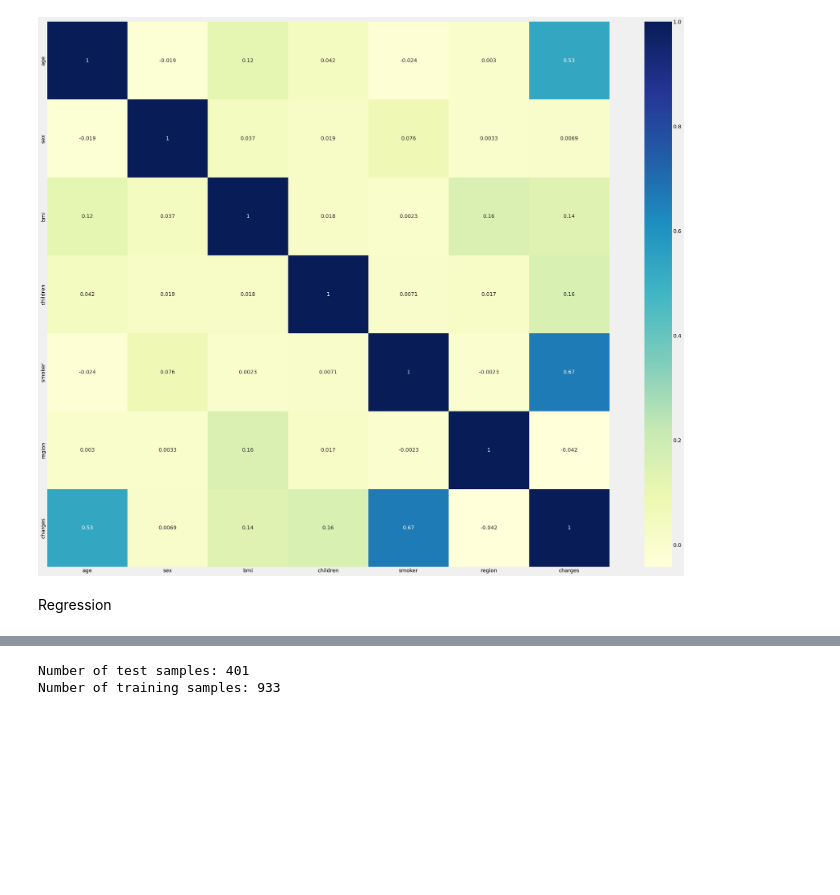
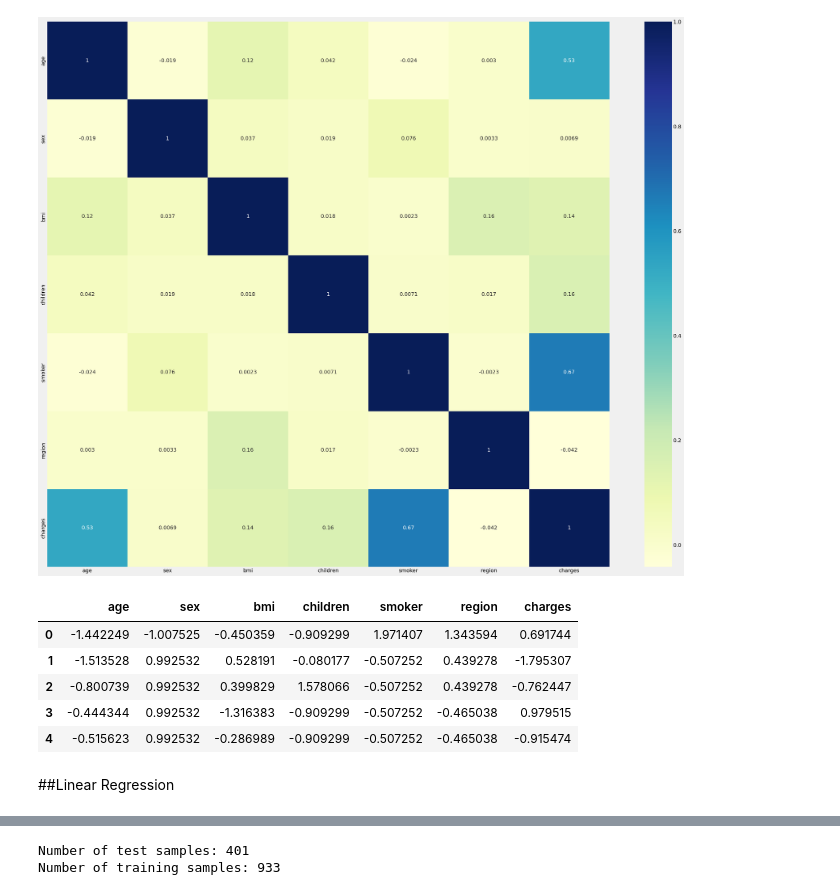
Before and after one commit to GauriGMenon/MedicalInsurance_Prediction, a Jupyter notebook: Medical_Insurance_Regression.ipynb, the cells around one changed output, grey strips where cells are left out. Cells and saved outputs as stored; diff of their text form; code cells hidden in the pictures; blank space fills up the shorter version.

```diff
--- a/Medical_Insurance_Regression.ipynb
+++ b/Medical_Insurance_Regression.ipynb
@@ -462,8 +451,17 @@ sns.heatmap(num.corr(), annot = True, cmap="YlGnBu")
 plt.show()
 # %% [output]
 [figure]
-# %% [markdown]
-Regression
+# %%
+data.head()
+# %% [output]
+|  | age | sex | bmi | children | smoker | region | charges |
+| 0 | -1.442249 | -1.007525 | -0.450359 | -0.909299 | 1.971407 | 1.343594 | 0.691744 |
+| 1 | -1.513528 | 0.992532 | 0.528191 | -0.080177 | -0.507252 | 0.439278 | -1.795307 |
+| 2 | -0.800739 | 0.992532 | 0.399829 | 1.578066 | -0.507252 | 0.439278 | -0.762447 |
+| 3 | -0.444344 | 0.992532 | -1.316383 | -0.909299 | -0.507252 | -0.465038 | 0.979515 |
+| 4 | -0.515623 | 0.992532 | -0.286989 | -0.909299 | -0.507252 | -0.465038 | -0.915474 |
+# %% [markdown]
+##Linear Regression
 # %%
 from sklearn.linear_model import LinearRegression
 from sklearn.metrics import r2_score
```
Also changed, not shown: parts of 104 cells of this notebook, 2 other files.
